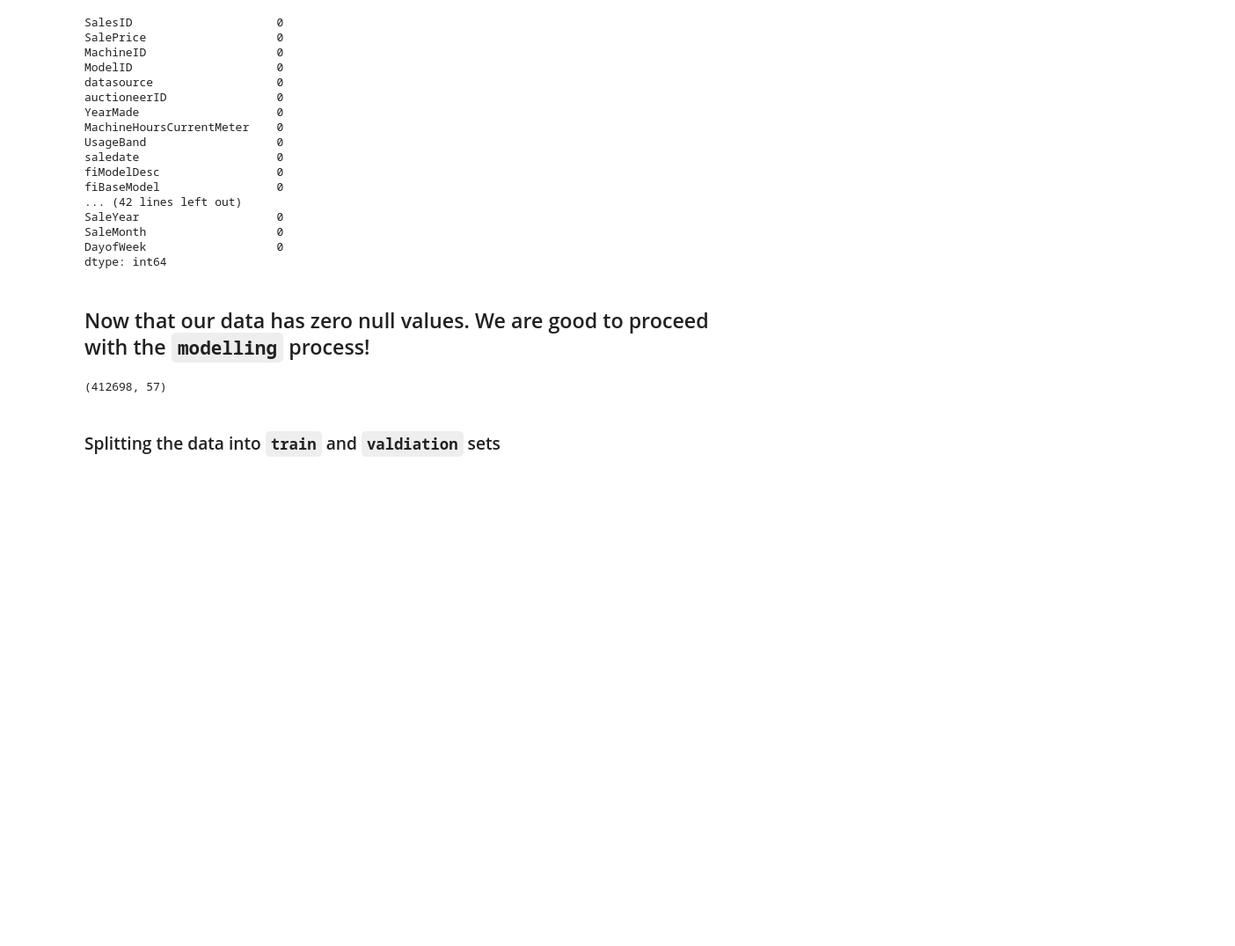
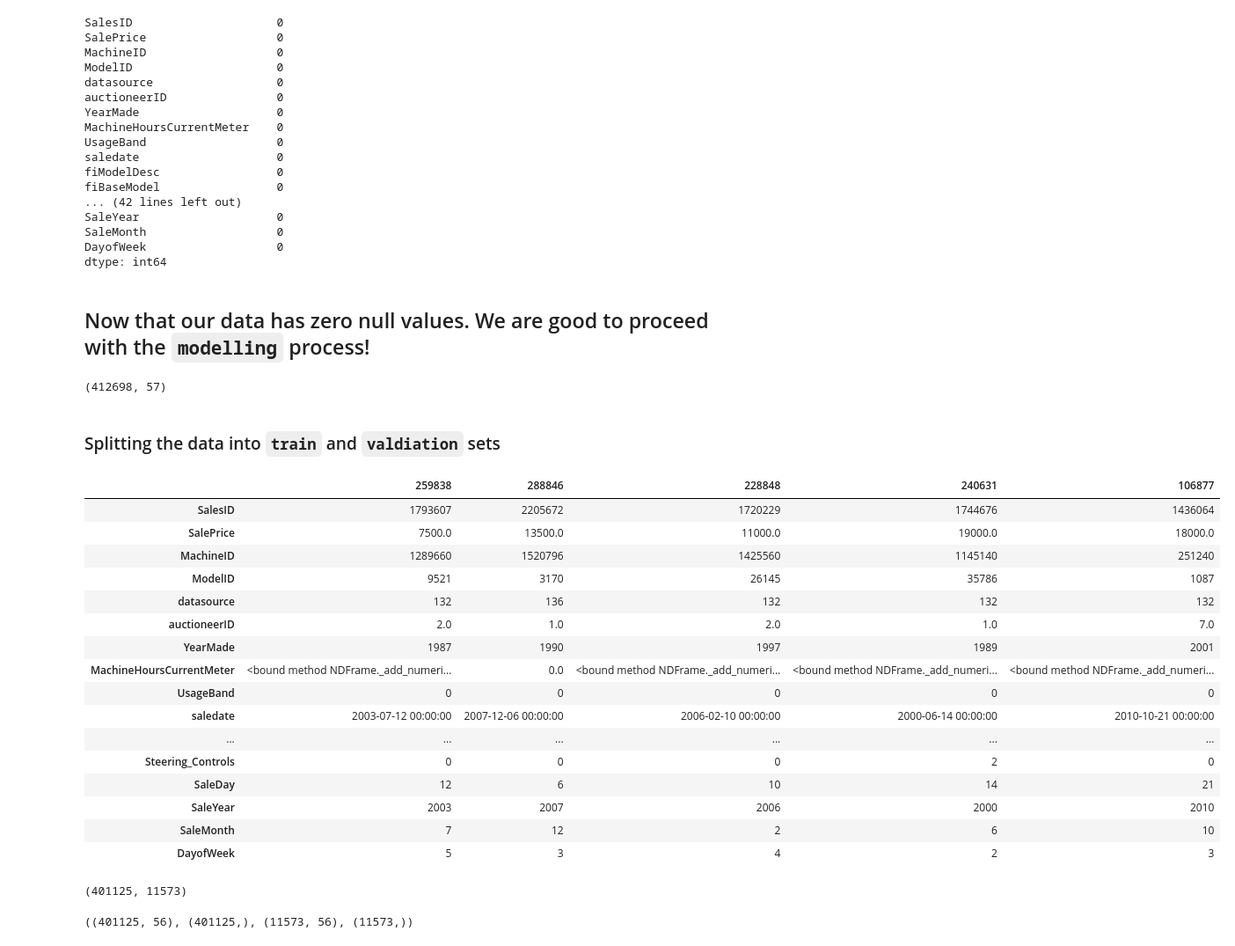
Before and after one commit to narayansethi03/MachineLearning, a Jupyter notebook: bulldozer-price-prediction.ipynb, the cells around one changed output. Shown: that part at 88% size. Drawn from its saved outputs; the diff is of its cells as text; code cells hidden in the pictures; blank space fills up the shorter version.

```diff
--- a/bulldozer-price-prediction.ipynb
+++ b/bulldozer-price-prediction.ipynb
@@ -338,3 +338,26 @@ train_valid.shape
 (412698, 57)
 # %% [markdown]
 ### Splitting the data into `train` and `valdiation` sets
+# %%
+np.random.seed(42)
+shuffled_train_valid=train_valid.sample(frac=1)
+# %%
+shuffled_train_valid.head().T
+# %% [output]
+|  | 259838 | 288846 | 228848 | 240631 | 106877 |
+| SalesID | 1793607 | 2205672 | 1720229 | 1744676 | 1436064 |
+| SalePrice | 7500.0 | 13500.0 | 11000.0 | 19000.0 | 18000.0 |
+| MachineID | 1289660 | 1520796 | 1425560 | 1145140 | 251240 |
+| ModelID | 9521 | 3170 | 26145 | 35786 | 1087 |
+| datasource | 132 | 136 | 132 | 132 | 132 |
+| auctioneerID | 2.0 | 1.0 | 2.0 | 1.0 | 7.0 |
+| YearMade | 1987 | 1990 | 1997 | 1989 | 2001 |
+| MachineHoursCurrentMeter | <bound method NDFrame._add_numeri... | 0.0 | <bound method NDFrame._add_numeri... | <bound method NDFrame._add_numeri... | <bound method NDFrame._add_numeri... |
+| UsageBand | 0 | 0 | 0 | 0 | 0 |
+| saledate | 2003-07-12 00:00:00 | 2007-12-06 00:00:00 | 2006-02-10 00:00:00 | 2000-06-14 00:00:00 | 2010-10-21 00:00:00 |
+| ... | ... | ... | ... | ... | ... |
+| Steering_Controls | 0 | 0 | 0 | 2 | 0 |
+| SaleDay | 12 | 6 | 10 | 14 | 21 |
+| SaleYear | 2003 | 2007 | 2006 | 2000 | 2010 |
+| SaleMonth | 7 | 12 | 2 | 6 | 10 |
+| DayofWeek | 5 | 3 | 4 | 2 | 3 |
@@ -340,0 +369,4 @@ train_valid.shape
+# %%
+len(train_data),len(valid_data)
+# %% [output]
+(401125, 11573)
@@ -340,0 +378,4 @@ train_valid.shape
+# %%
+x_train.shape,y_train.shape,x_valid.shape,y_valid.shape #training data shape/size must ALWAYS be greater than the valid/test set.
+# %% [output]
+((401125, 56), (401125,), (11573, 56), (11573,))
```
Also changed, not shown: parts of 4 cells of this notebook.
